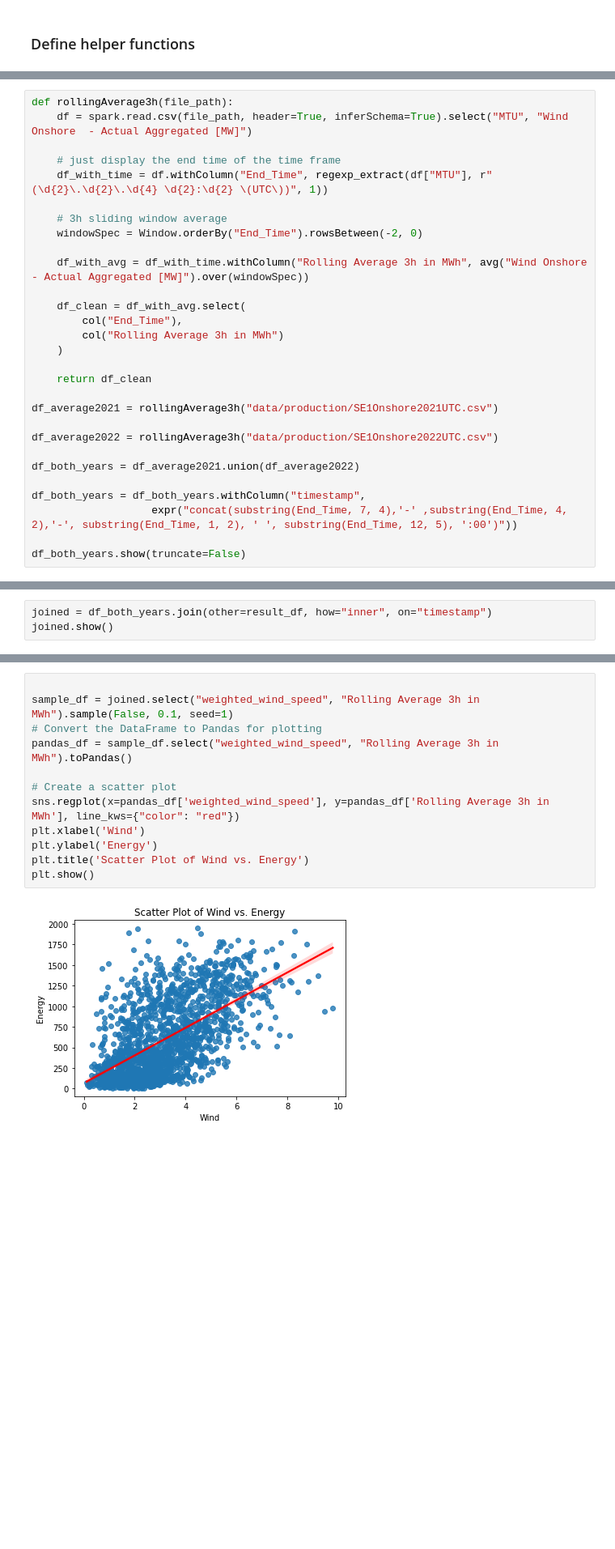
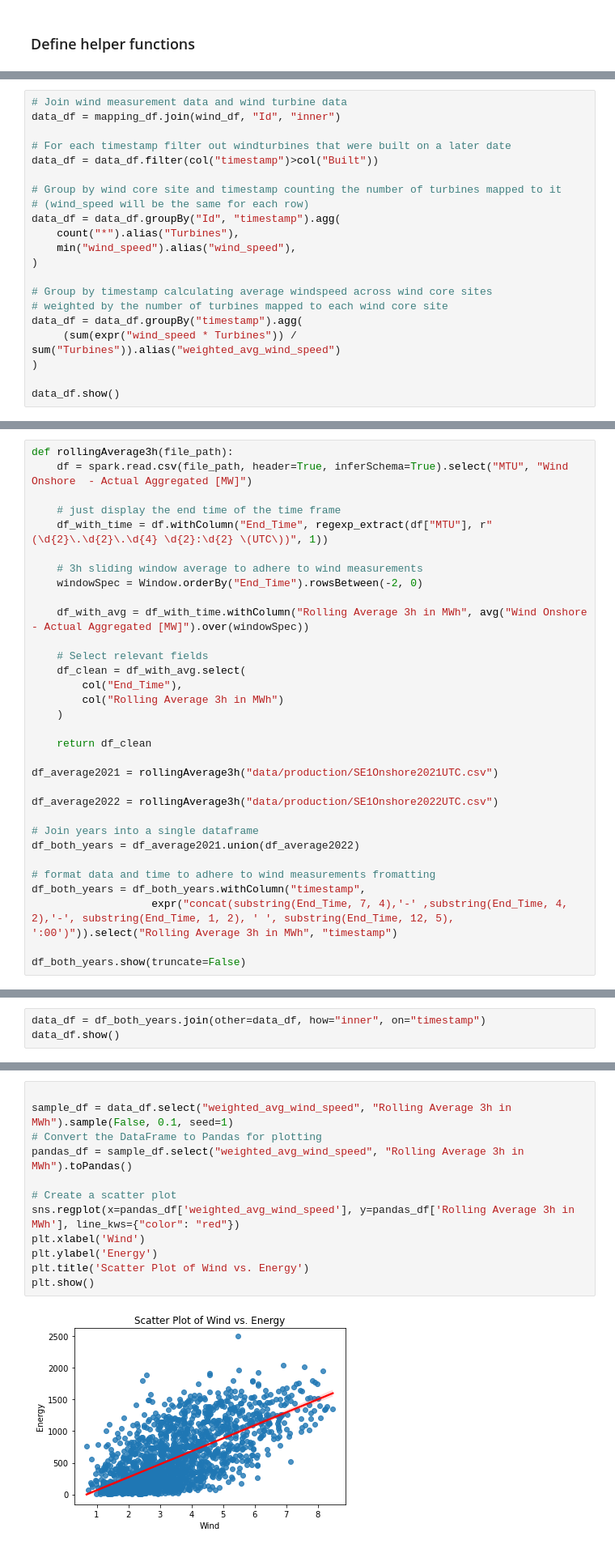
Before and after one commit to chickenThug/Data-intensive_project, a Jupyter notebook: windenergy.ipynb, the cells around one changed output, grey strips where cells are left out. Shown at 81% size. Cells and saved outputs as stored; diff of their text form; blank space fills up the shorter version.

Commit message:
formatted column names to english and imrpoved the data pipeline

```diff
--- a/windenergy.ipynb
+++ b/windenergy.ipynb
@@ -189,0 +222,21 @@ only showing top 20 rows
+# %%
+# Join wind measurement data and wind turbine data
+data_df = mapping_df.join(wind_df, "Id", "inner")
+
+# For each timestamp filter out windturbines that were built on a later date
+data_df = data_df.filter(col("timestamp")>col("Built"))
+
+# Group by wind core site and timestamp counting the number of turbines mapped to it
+# (wind_speed will be the same for each row)
+data_df = data_df.groupBy("Id", "timestamp").agg(
+    count("*").alias("Turbines"),
+    min("wind_speed").alias("wind_speed"),
+)
+
+# Group by timestamp calculating average windspeed across wind core sites
+# weighted by the number of turbines mapped to each wind core site
+data_df = data_df.groupBy("timestamp").agg(
+     (sum(expr("wind_speed * Turbines")) / sum("Turbines")).alias("weighted_avg_wind_speed")
+)
+
+data_df.show()
@@ -194,11 +265,12 @@ def rollingAverage3h(file_path):
     # just display the end time of the time frame
     df_with_time = df.withColumn("End_Time", regexp_extract(df["MTU"], r"(\d{2}\.\d{2}\.\d{4} \d{2}:\d{2} \(UTC\))", 1))
 
-    # 3h sliding window average
+    # 3h sliding window average to adhere to wind measurements
     windowSpec = Window.orderBy("End_Time").rowsBetween(-2, 0)
 
     df_with_avg = df_with_time.withColumn("Rolling Average 3h in MWh", avg("Wind Onshore  - Actual Aggregated [MW]").over(windowSpec))
 
+    # Select relevant fields
     df_clean = df_with_avg.select(
         col("End_Time"),
         col("Rolling Average 3h in MWh")
@@ -210,10 +282,12 @@ df_average2021 = rollingAverage3h("data/production/SE1Onshore2021UTC.csv")
 
 df_average2022 = rollingAverage3h("data/production/SE1Onshore2022UTC.csv")
 
+# Join years into a single dataframe
 df_both_years = df_average2021.union(df_average2022)
 
+# format data and time to adhere to wind measurements fromatting
 df_both_years = df_both_years.withColumn("timestamp",
-                   expr("concat(substring(End_Time, 7, 4),'-' ,substring(End_Time, 4, 2),'-', substring(End_Time, 1, 2), ' ', substring(End_Time, 12, 5), ':00')"))
+                   expr("concat(substring(End_Time, 7, 4),'-' ,substring(End_Time, 4, 2),'-', substring(End_Time, 1, 2), ' ', substring(End_Time, 12, 5), ':00')")).select("Rolling Average 3h in MWh", "timestamp")
 
 df_both_years.show(truncate=False)
 # %% [output]
@@ -236,5 +310,5 @@ df_both_years.show(truncate=False)
 only showing top 20 rows
 # %%
-joined = df_both_years.join(other=result_df, how="inner", on="timestamp")
-joined.show()
+data_df = df_both_years.join(other=data_df, how="inner", on="timestamp")
+data_df.show()
 # %% [output]
@@ -265,14 +341,14 @@ Linear Correlation between wind and energy: 0.6111115405679827
 # %%
 
-sample_df = joined.select("weighted_wind_speed", "Rolling Average 3h in MWh").sample(False, 0.1, seed=1)
+sample_df = data_df.select("weighted_avg_wind_speed", "Rolling Average 3h in MWh").sample(False, 0.1, seed=1)
 # Convert the DataFrame to Pandas for plotting
-pandas_df = sample_df.select("weighted_wind_speed", "Rolling Average 3h in MWh").toPandas()
+pandas_df = sample_df.select("weighted_avg_wind_speed", "Rolling Average 3h in MWh").toPandas()
 
 # Create a scatter plot
-sns.regplot(x=pandas_df['weighted_wind_speed'], y=pandas_df['Rolling Average 3h in MWh'], line_kws={"color": "red"})
+sns.regplot(x=pandas_df['weighted_avg_wind_speed'], y=pandas_df['Rolling Average 3h in MWh'], line_kws={"color": "red"})
 plt.xlabel('Wind')
 plt.ylabel('Energy')
 plt.title('Scatter Plot of Wind vs. Energy')
 plt.show()
 # %% [output]
-[figure, old version]
+[figure, new version]
```
Also changed, not shown: parts of 16 cells of this notebook, 2 other files.
